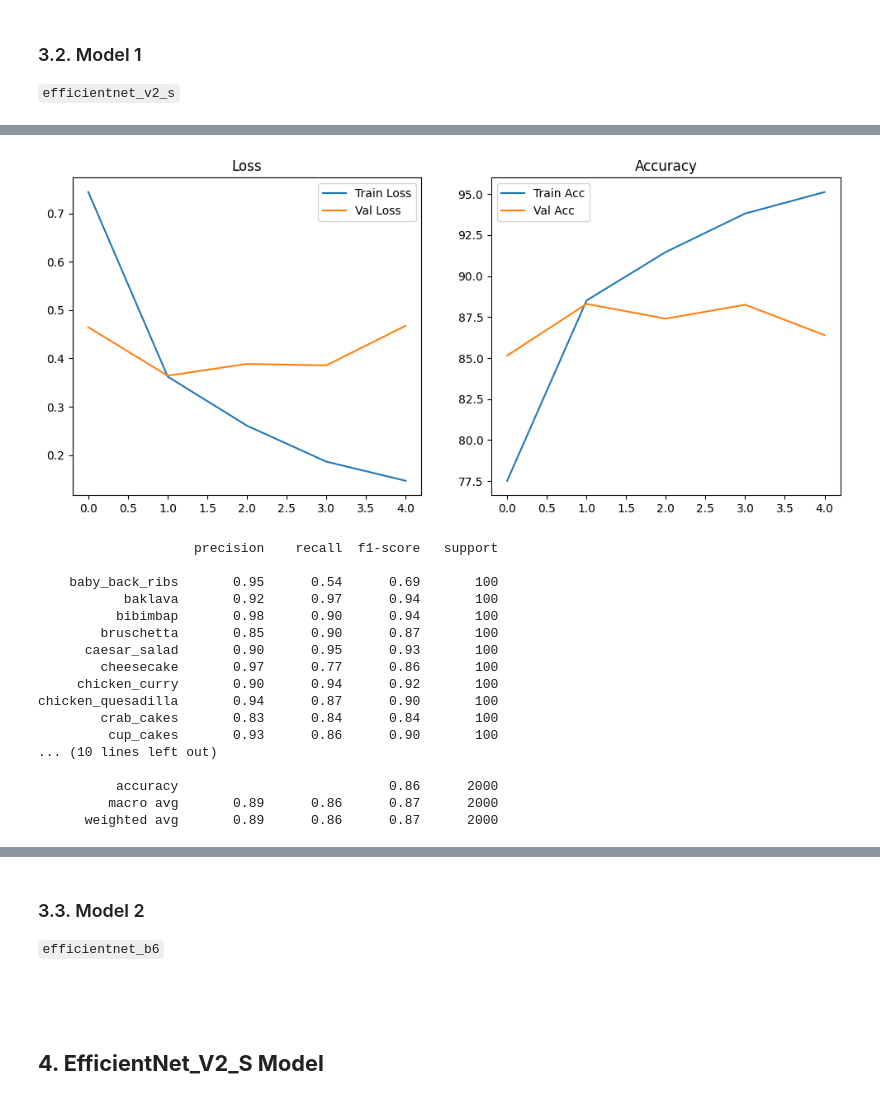
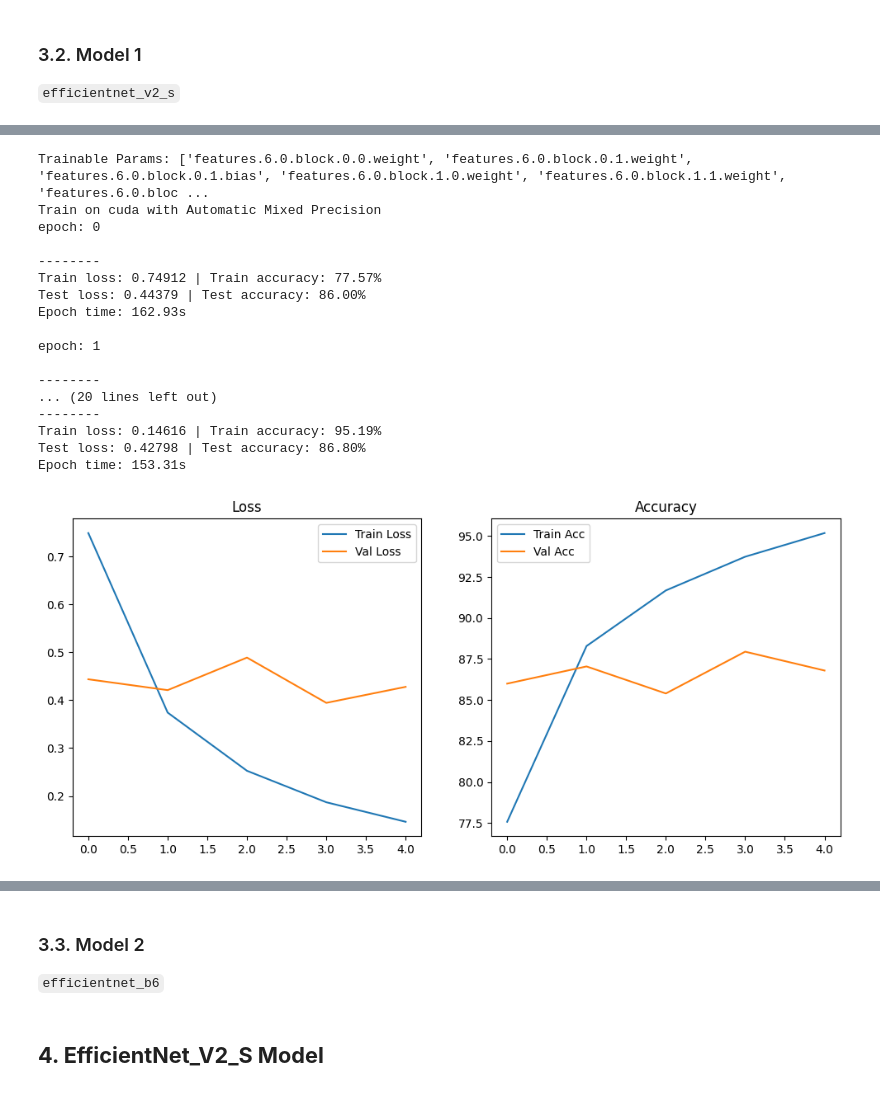
Before and after one commit to RezaTaheri01/my-ml-journey, a Jupyter notebook: Codes/pytorch/pytorch_0008_transfer_learning.ipynb, the cells around one changed output, grey strips where cells are left out. Saved outputs shown, nothing was run; the diff lists cells and outputs as text; code cells hidden in the pictures.

Commit message:
Update pytorch_0008_transfer_learning.ipynb
Add TensorBoard and SummaryWriter

```diff
--- a/Codes/pytorch/pytorch_0008_transfer_learning.ipynb
+++ b/Codes/pytorch/pytorch_0008_transfer_learning.ipynb
@@ -221,7 +231,7 @@ def train_step(model: torch.nn.Module,
     total_samples += target.size(0)
 
     # Zero Grad
-    optimizer.zero_grad()
+    optimizer.zero_grad(set_to_none=True)
 
     # Backpropagation
     loss.backward()
@@ -591,16 +700,34 @@ optimizer = torch.optim.Adam(trainable_params, lr=1e-3)
 
 print(f"Trainable Params: {[n for n, p in model.named_parameters() if p.requires_grad]}")
 
+# Create a writer with all default settings
+writer = SummaryWriter()
+
 # Train the Model
-train_model(model=model,
-            loss_fn=loss_fn,
-            optimizer=optimizer,
-            train_dataloader=train_dataloader,
-            test_dataloader=val_dataloader,
-            class_names=class_names,
-            device=DEVICE,
-            seed=RANDOM_SEED,
-            scheduler=None,
-            epochs=5
-            )
+if torch.cuda.is_available():
+    train_model_amp(model=model,
+                loss_fn=loss_fn,
+                optimizer=optimizer,
+                train_dataloader=train_dataloader,
+                test_dataloader=val_dataloader,
+                class_names=class_names,
+                device=DEVICE,
+                seed=RANDOM_SEED,
+                scheduler=None,
+                epochs=5,
+                writer=writer
+                )
+else:
+      train_model(model=model,
+                loss_fn=loss_fn,
+                optimizer=optimizer,
+                train_dataloader=train_dataloader,
+                test_dataloader=val_dataloader,
+                class_names=class_names,
+                device=DEVICE,
+                seed=RANDOM_SEED,
+                scheduler=None,
+                epochs=5,
+                writer=writer
+                )
 # %% [output]
@@ -624,18 +735,18 @@ Epoch time: 213.52s
+Trainable Params: ['features.6.0.block.0.0.weight', 'features.6.0.block.0.1.weight', 'features.6.0.block.0.1.bias', 'features.6.0.block.1.0.weight', 'features.6.0.block.1.1.weight', 'features.6.0.bloc ...
+Train on cuda with Automatic Mixed Precision
+epoch: 0
+
+--------
+Train loss: 0.74912 | Train accuracy: 77.57%
+Test loss: 0.44379 | Test accuracy: 86.00%
+Epoch time: 162.93s
+
+epoch: 1
+
+--------
+... (20 lines left out)
+--------
+Train loss: 0.14616 | Train accuracy: 95.19%
+Test loss: 0.42798 | Test accuracy: 86.80%
+Epoch time: 153.31s
-[figure, old version]
+[figure, new version]
-                    precision    recall  f1-score   support
-
-    baby_back_ribs       0.95      0.54      0.69       100
-           baklava       0.92      0.97      0.94       100
-          bibimbap       0.98      0.90      0.94       100
-        bruschetta       0.85      0.90      0.87       100
-      caesar_salad       0.90      0.95      0.93       100
-        cheesecake       0.97      0.77      0.86       100
-     chicken_curry       0.90      0.94      0.92       100
-chicken_quesadilla       0.94      0.87      0.90       100
-        crab_cakes       0.83      0.84      0.84       100
-         cup_cakes       0.93      0.86      0.90       100
-... (10 lines left out)
-
-          accuracy                           0.86      2000
-         macro avg       0.89      0.86      0.87      2000
-      weighted avg       0.89      0.86      0.87      2000
@@ -698,5 +844,3 @@ chicken_quesadilla       0.94      0.87      0.90       100
-# %% [markdown]
-###
 # %% [markdown]
 ## **4. EfficientNet_V2_S Model**
 # %%
```
Also changed, not shown: parts of 14 cells of this notebook.
